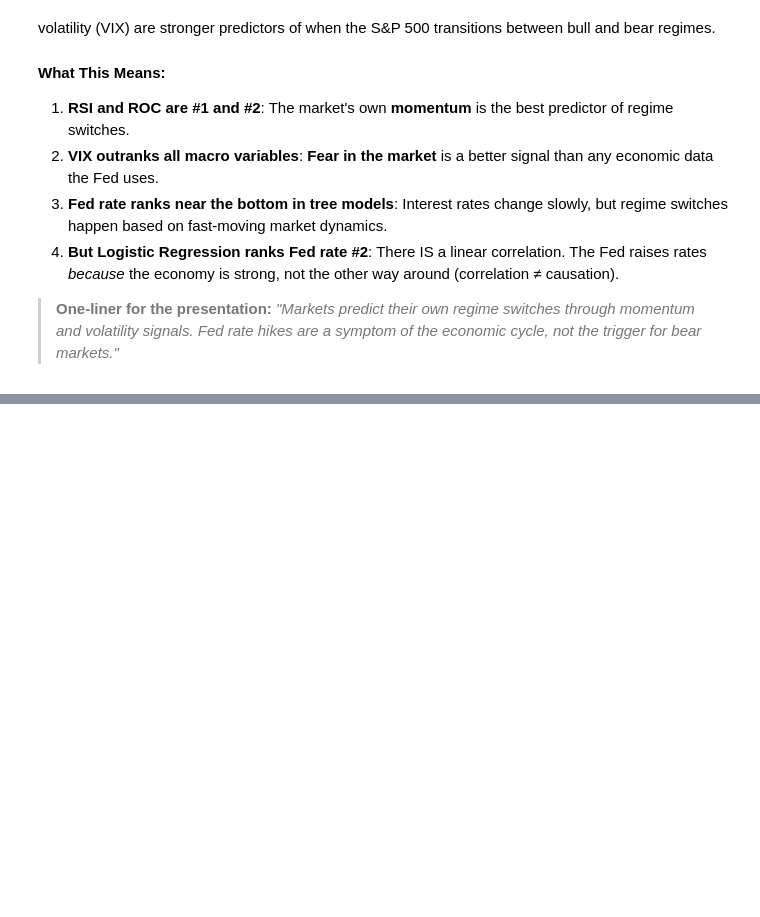
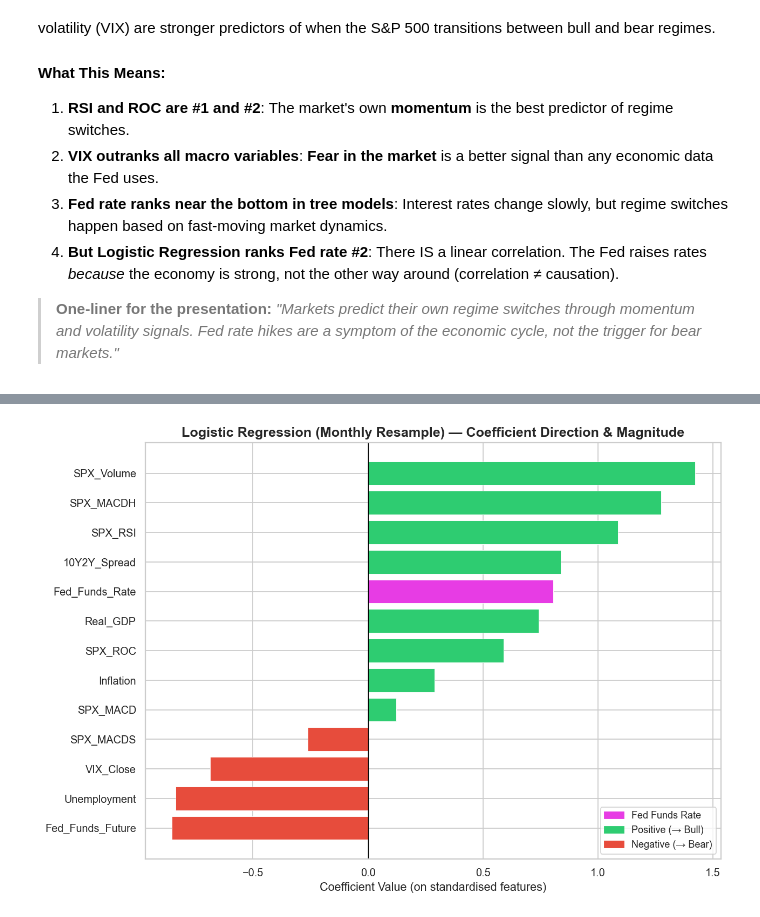
Before and after one commit to oscar10-wq/SP500_Regime_detection, a Jupyter notebook: project.ipynb, the cells around one changed output, grey strips where cells are left out. Saved outputs shown, nothing was run; the diff lists cells and outputs as text; code cells hidden in the pictures; blank space fills up the shorter version.

```diff
--- a/project.ipynb
+++ b/project.ipynb
@@ -282,0 +407,23 @@ The answer to the research question is **nuanced**: Fed Funds Rate is a contribu
+# %%
+# Logistic regression coefficients direction & magnitudes.
+lr = results_monthly_resample["Logistic Regression"]["model"]
+coefs = pd.Series(lr.coef_[0], index=FEATURE_COLS).sort_values()
+
+fig, ax = plt.subplots(figsize=(10, 7))
+colors = [PALETTE["fed"] if f == "Fed_Funds_Rate" else (PALETTE["pos"] if v > 0 else PALETTE["neg"]) for f, v in zip(coefs.index, coefs.values)]
+
+ax.barh(coefs.index, coefs.values, color=colors, edgecolor="white", linewidth=0.5)
+ax.axvline(x=0, color="black", linewidth=0.8)
+ax.set_xlabel("Coefficient Value (on standardised features)")
+ax.set_title("Logistic Regression (Monthly Resample) — Coefficient Direction & Magnitude")
+
+coef_legend = [
+    mpatches.Patch(color=PALETTE["fed"], label="Fed Funds Rate"),
+    mpatches.Patch(color=PALETTE["pos"], label="Positive (→ Bull)"),
+    mpatches.Patch(color=PALETTE["neg"], label="Negative (→ Bear)"),
+]
+ax.legend(handles=coef_legend, loc="lower right", fontsize=10)
+plt.tight_layout()
+plt.show()
+# %% [output]
+[figure, added]
```
Also changed, not shown: parts of 18 cells of this notebook.
